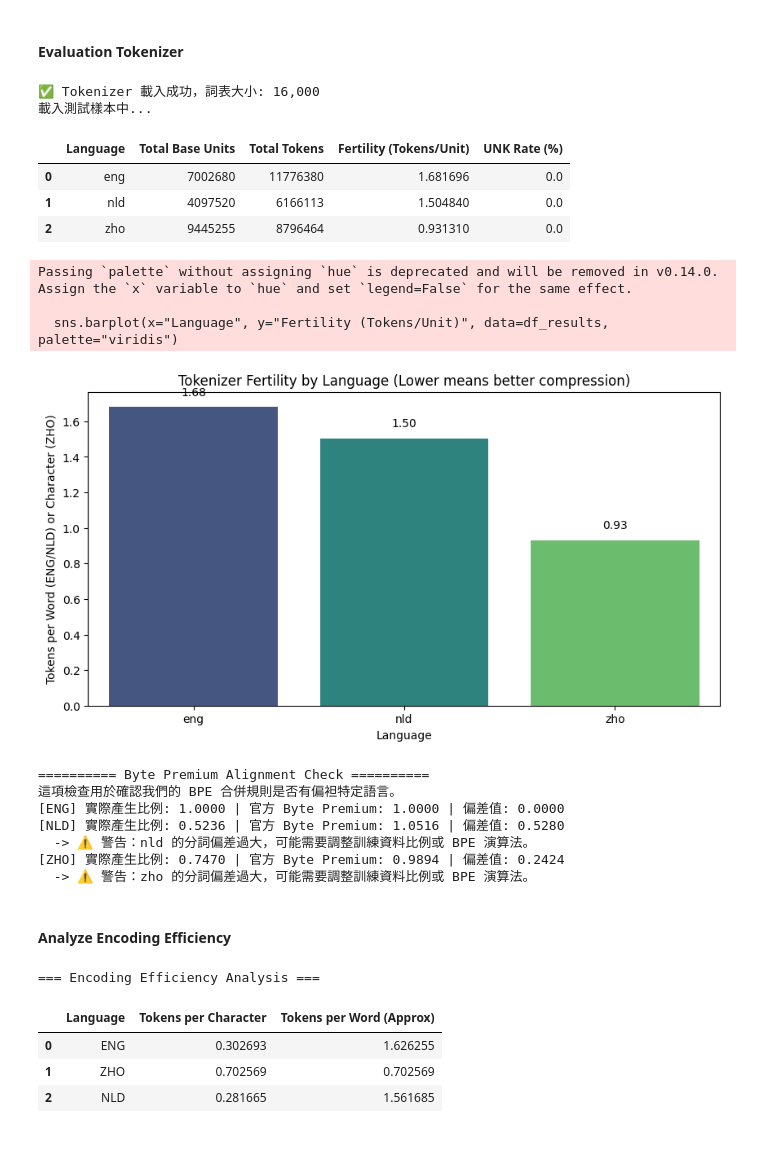
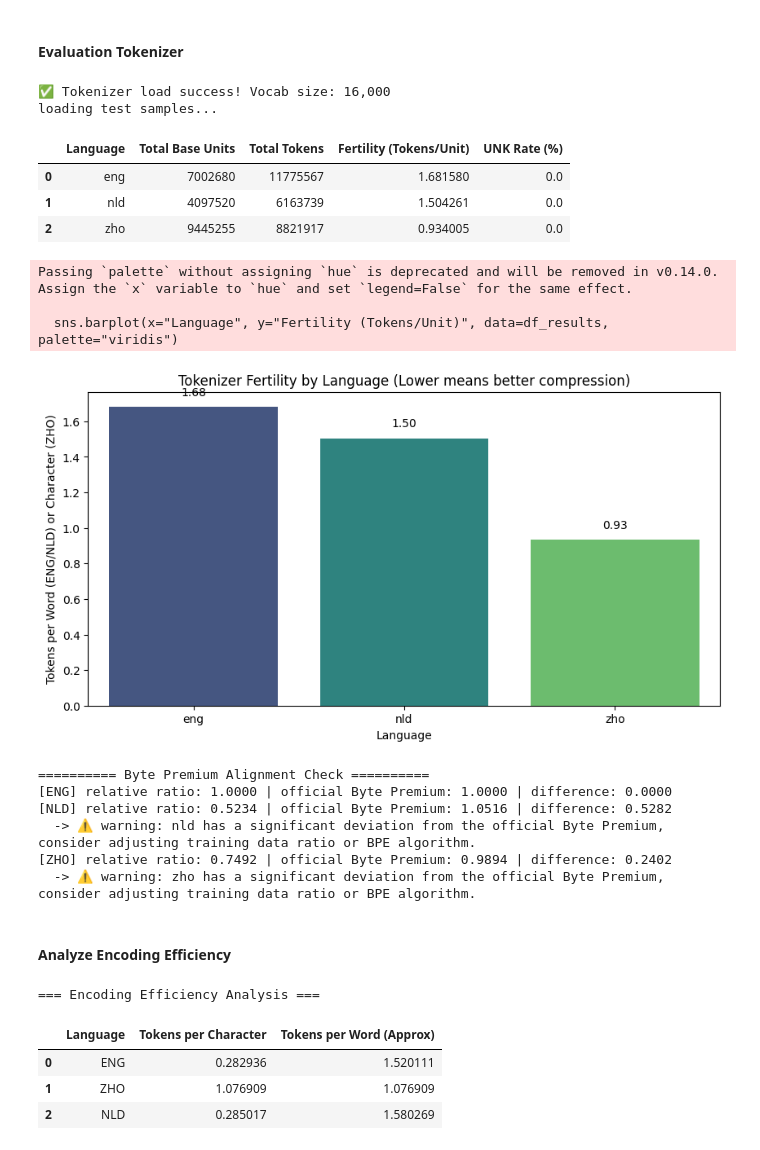
Before and after one commit to Kai-Hao2002/BabyLM_Challenge_III, a Jupyter notebook: notebooks/01_data_eda.ipynb, the cells around one changed output. Saved outputs shown, nothing was run; the diff lists cells and outputs as text; code cells hidden in the pictures.

```diff
--- a/notebooks/01_data_eda.ipynb
+++ b/notebooks/01_data_eda.ipynb
@@ -131,7 +119,7 @@ Name: proportion, dtype: float64
 # %%
 from tokenizers import Tokenizer
 
-tokenizer = Tokenizer.from_file("../tokenizers/tokenizer_10M.json")
+tokenizer = Tokenizer.from_file("../tokenizers/tokenizer_10M_16000v.json")
 
 
 # Define some "difficult/high-frequency" test sentences for the three languages
@@ -206,9 +194,8 @@ import seaborn as sns
 from datasets import load_from_disk
 from transformers import PreTrainedTokenizerFast
 
-# 1. 載入訓練好的 Tokenizer
-# 假設你的 notebook 位於 notebooks/ 目錄，因此使用 ../ 指向根目錄
-tokenizer_path = "../tokenizers/tokenizer_10M.json"
+# 1. load Tokenizer
+tokenizer_path = "../tokenizers/tokenizer_10M_16000v.json"
 try:
     tokenizer = PreTrainedTokenizerFast(
         tokenizer_file=tokenizer_path,
@@ -218,46 +205,46 @@ try:
         pad_token="<pad>",
         mask_token="<mask>"
     )
-    print(f"✅ Tokenizer 載入成功，詞表大小: {tokenizer.vocab_size:,}")
+    print(f"✅ Tokenizer load success! Vocab size: {tokenizer.vocab_size:,}")
 except Exception as e:
-    print(f"❌ 載入失敗: {e}")
+    print(f"❌ Error loading tokenizer: {e}")
 
-# 2. 準備測試資料 (從每種語言的 raw dataset 中隨機抽取 1 萬筆)
+# 2. prepare test data (randomly sample 10,000 texts from each language's raw dataset)
 langs = ['eng', 'nld', 'zho']
 sample_size = 10000
 texts = {}
 
-print("載入測試樣本中...")
+print("loading test samples...")
 for lang in langs:
     ds_path = f"../data/raw/{lang}_dataset"
     if os.path.exists(ds_path):
         ds = load_from_disk(ds_path)
-        # 隨機抽取，確保評估不受資料排序影響
+        # randomly sample texts from the training split, ensuring evaluation is not biased by data order
         texts[lang] = ds['train'].shuffle(seed=42).select(range(sample_size))['text']
     else:
         print(f"找不到資料集: {ds_path}")
 
-# 3. 核心評估函數
+# 3. key evaluation function to compute fertility and UNK rate
 def evaluate_tokenizer(tokenizer, texts, lang):
     total_words_or_chars = 0
     total_tokens = 0
     unk_count = 0
 
     for text in texts:
-        # 計算基礎單位：中文以「字元」計算，英/荷以「空白分隔單字」計算
+        # count words for ENG/NLD, characters for ZHO
         if lang == 'zho':
             total_words_or_chars += len(text)
         else:
             total_words_or_chars += len(text.split())
 
-        # 執行 Tokenize
+        # execute Tokenize
         encoded_ids = tokenizer.encode(text)
         total_tokens += len(encoded_ids)
         unk_count += encoded_ids.count(tokenizer.unk_token_id)
 
-    # Fertility (每個基礎單位被切成幾個 Token，越接近 1 壓縮率越好)
+    # Fertility (each base unit is split into how many tokens, lower is better compression)
     fertility = total_tokens / total_words_or_chars if total_words_or_chars > 0 else 0
-    # UNK Rate (未登錄詞比例)
+    # UNK Rate (unknown token ratio)
     unk_rate = (unk_count / total_tokens) * 100 if total_tokens > 0 else 0
 
     return {
@@ -268,7 +255,7 @@ def evaluate_tokenizer(tokenizer, texts, lang):
         "UNK Rate (%)": unk_rate
     }
 
-# 4. 計算結果並轉換為 DataFrame
+# 4. compute evaluation metrics for each language and compile results into a DataFrame
 results = []
 for lang in langs:
     if lang in texts:
@@ -276,56 +263,53 @@ for lang in langs:
         results.append(res)
 
 df_results = pd.DataFrame(results)
 display(df_results)
 
-# 5. 視覺化 Fertility (壓縮率)
+# 5. visualize fertility results
 plt.figure(figsize=(10, 5))
 sns.barplot(x="Language", y="Fertility (Tokens/Unit)", data=df_results, palette="viridis")
 plt.title("Tokenizer Fertility by Language (Lower means better compression)")
 plt.ylabel("Tokens per Word (ENG/NLD) or Character (ZHO)")
 for index, value in enumerate(df_results["Fertility (Tokens/Unit)"]):
     plt.text(index, value + 0.05, f"{value:.2f}", ha='center', va='bottom')
 plt.show()
 
-# 6. 檢驗官方 Byte Premium 基準
-# 檢驗我們的 Tokenizer 消耗比例，是否符合官方認定的語言資訊密度
+# 6. examine Byte Premium Alignment
 official_premiums = {'eng': 1.0, 'nld': 1.0516, 'zho': 0.9894}
 
 print("\n========== Byte Premium Alignment Check ==========")
-print("這項檢查用於確認我們的 BPE 合併規則是否有偏袒特定語言。")
 try:
     eng_tokens = df_results[df_results['Language'] == 'eng']['Total Tokens'].values[0]
 
     for lang in langs:
         actual_tokens = df_results[df_results['Language'] == lang]['Total Tokens'].values[0]
         # 假設以英文的 Token 總數為基準 (1.0)，觀察其他語言的相對 Token 消耗量
         relative_ratio = actual_tokens / eng_tokens
         official_ratio = official_premiums[lang]
         diff = abs(relative_ratio - official_ratio)
 
-        print(f"[{lang.upper()}] 實際產生比例: {relative_ratio:.4f} | 官方 Byte Premium: {official_ratio:.4f} | 偏差值: {diff:.4f}")
+        print(f"[{lang.upper()}] relative ratio: {relative_ratio:.4f} | official Byte Premium: {official_ratio:.4f} | difference: {diff:.4f}")
         if diff > 0.15:
-            print(f"  -> ⚠️ 警告：{lang} 的分詞偏差過大，可能需要調整訓練資料比例或 BPE 演算法。")
+            print(f"  -> ⚠️ warning: {lang} has a significant deviation from the official Byte Premium, consider adjusting training data ratio or BPE algorithm.")
 except Exception as e:
-    print("需要包含英文資料才能進行 Byte Premium 比較。")
+    print("need English data to perform Byte Premium comparison.")
 # %% [output]
-✅ Tokenizer 載入成功，詞表大小: 16,000
-載入測試樣本中...
+✅ Tokenizer load success! Vocab size: 16,000
+loading test samples...
 |  | Language | Total Base Units | Total Tokens | Fertility (Tokens/Unit) | UNK Rate (%) |
-| 0 | eng | 7002680 | 11776380 | 1.681696 | 0.0 |
-| 1 | nld | 4097520 | 6166113 | 1.504840 | 0.0 |
-| 2 | zho | 9445255 | 8796464 | 0.931310 | 0.0 |
+| 0 | eng | 7002680 | 11775567 | 1.681580 | 0.0 |
+| 1 | nld | 4097520 | 6163739 | 1.504261 | 0.0 |
+| 2 | zho | 9445255 | 8821917 | 0.934005 | 0.0 |
 Passing `palette` without assigning `hue` is deprecated and will be removed in v0.14.0. Assign the `x` variable to `hue` and set `legend=False` for the same effect.
 
   sns.barplot(x="Language", y="Fertility (Tokens/Unit)", data=df_results, palette="viridis")
 [figure]
 ========== Byte Premium Alignment Check ==========
-這項檢查用於確認我們的 BPE 合併規則是否有偏袒特定語言。
-[ENG] 實際產生比例: 1.0000 | 官方 Byte Premium: 1.0000 | 偏差值: 0.0000
-[NLD] 實際產生比例: 0.5236 | 官方 Byte Premium: 1.0516 | 偏差值: 0.5280
-  -> ⚠️ 警告：nld 的分詞偏差過大，可能需要調整訓練資料比例或 BPE 演算法。
-[ZHO] 實際產生比例: 0.7470 | 官方 Byte Premium: 0.9894 | 偏差值: 0.2424
-  -> ⚠️ 警告：zho 的分詞偏差過大，可能需要調整訓練資料比例或 BPE 演算法。
+[ENG] relative ratio: 1.0000 | official Byte Premium: 1.0000 | difference: 0.0000
+[NLD] relative ratio: 0.5234 | official Byte Premium: 1.0516 | difference: 0.5282
+  -> ⚠️ warning: nld has a significant deviation from the official Byte Premium, consider adjusting training data ratio or BPE algorithm.
+[ZHO] relative ratio: 0.7492 | official Byte Premium: 0.9894 | difference: 0.2402
+  -> ⚠️ warning: zho has a significant deviation from the official Byte Premium, consider adjusting training data ratio or BPE algorithm.
 # %% [markdown]
 #### Analyze Encoding Efficiency
 # %%
@@ -334,7 +318,7 @@ from datasets import load_from_disk
 from tokenizers import Tokenizer
 
 # Load the newly trained Tokenizer
-tokenizer = Tokenizer.from_file("../tokenizers/tokenizer_10M.json")
+tokenizer = Tokenizer.from_file("../tokenizers/tokenizer_10M_16000v.json")
 langs = ['eng', 'zho', 'nld']
 
 efficiency_data = []
@@ -368,6 +352,6 @@ display(df_eff)
 # %% [output]
 === Encoding Efficiency Analysis ===
 |  | Language | Tokens per Character | Tokens per Word (Approx) |
-| 0 | ENG | 0.302693 | 1.626255 |
-| 1 | ZHO | 0.702569 | 0.702569 |
-| 2 | NLD | 0.281665 | 1.561685 |
+| 0 | ENG | 0.282936 | 1.520111 |
+| 1 | ZHO | 1.076909 | 1.076909 |
+| 2 | NLD | 0.285017 | 1.580269 |
```
Also changed, not shown: parts of 8 cells of this notebook, 10 other files.
